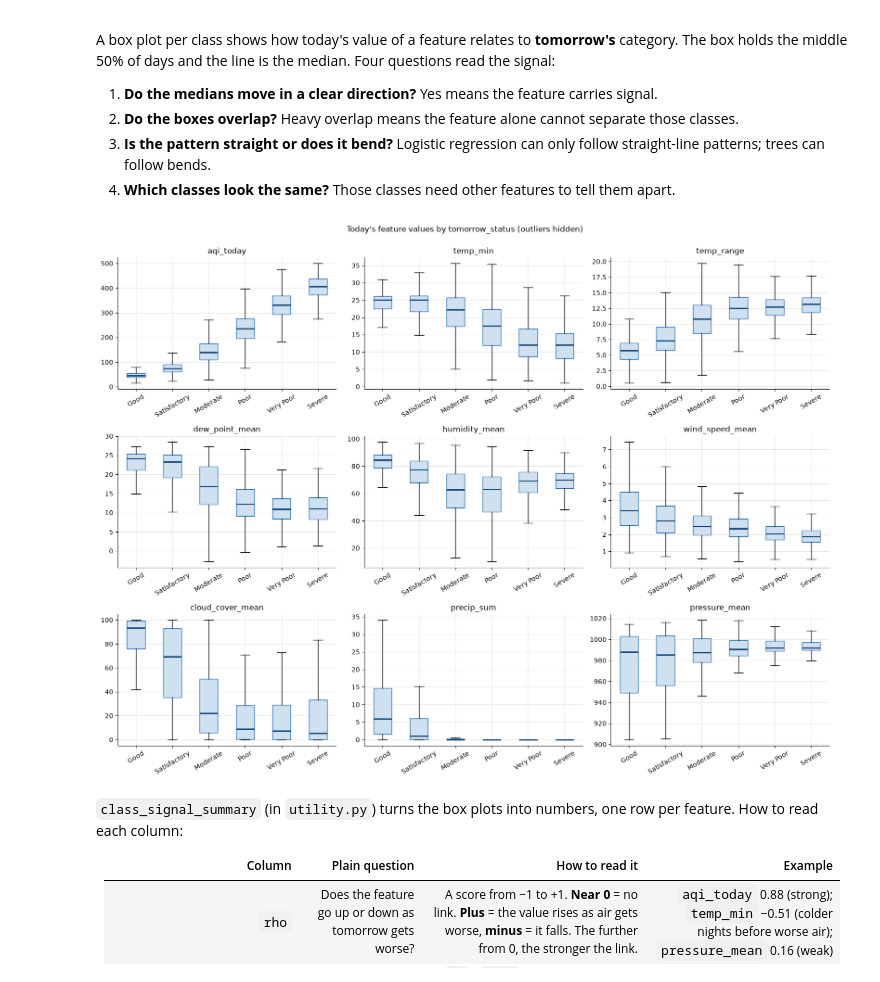
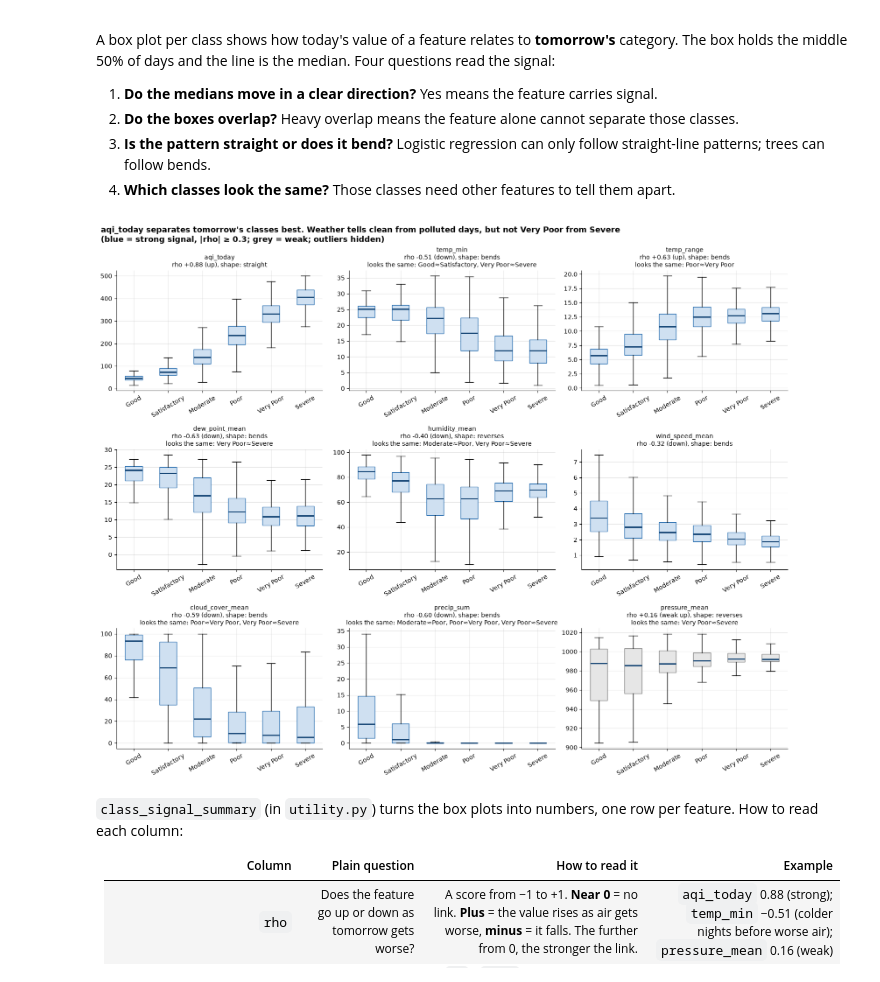
Before and after one commit to shohbitgupta/aqi_forcasting, a Jupyter notebook: notebooks/eda.ipynb, the cells around one changed output. Drawn from its saved outputs; the diff is of its cells as text; code cells hidden in the pictures.

```diff
--- a/notebooks/eda.ipynb
+++ b/notebooks/eda.ipynb
@@ -377,15 +403,29 @@ A histogram shows one feature on its own: its shape, skew, unusual peaks and imp
 # %%
 numerical = [c for c in df.select_dtypes(include='number').columns
              if not c.startswith('has_') and c != 'aqi_imputed']
+LONG_TAIL = '#d9822b'
+notes = {                                                   # (text, x, horizontal alignment)
+    'precip_sum': ('Most days are dry; a few have\nheavy rain → log1p for\nlogistic regression', 0.97, 'right'),
+    'pressure_mean': ('3 peaks = city altitude\n(Bengaluru, Hyderabad)\n→ pressure vs city normal', 0.03, 'left'),
+    'cloud_cover_mean': ('Peaks at 0 and 100%:\nclear or overcast days', 0.5, 'center'),
+}
 
 ncols = 4
 nrows = int(np.ceil(len(numerical) / ncols))
 fig, axes = plt.subplots(nrows, ncols, figsize=(16, 3.2 * nrows))
 for ax, col in zip(axes.flat, numerical):
-    ax.hist(df[col], bins=50, color=COLOR)
-    ax.set_title(f'{col}  (skew={df[col].skew():.1f})', fontsize=10)
+    skew = df[col].skew()
+    long_tail = round(abs(skew), 1) > 1
+    ax.hist(df[col], bins=50, color=LONG_TAIL if long_tail else COLOR)
+    ax.set_title(f'{col}  (skew={skew:.1f})', fontsize=10, fontweight='bold' if long_tail else 'normal')
+    if col in notes:
+        text, x, ha = notes[col]
+        ax.text(x, 0.95, text, transform=ax.transAxes, ha=ha, va='top', fontsize=8.5,
+                bbox=dict(facecolor='white', edgecolor='#999999', boxstyle='round,pad=0.3'))
 for ax in axes.flat[len(numerical):]:
     ax.set_visible(False)
-plt.tight_layout()
+fig.suptitle('Values are plausible; orange = long tail (|skew| > 1). The notes mark what needs a fix',
+             x=0.01, ha='left', fontsize=13, fontweight='bold')
+plt.tight_layout(rect=(0, 0, 1, 0.98))
 plt.show()
 # %% [output]
@@ -459,20 +499,28 @@ A box plot per class shows how today's value of a feature relates to **tomorrow'
 # %%
 features = ['aqi_today', 'temp_min', 'temp_range', 'dew_point_mean', 'humidity_mean',
             'wind_speed_mean', 'cloud_cover_mean', 'precip_sum', 'pressure_mean']
+signal = class_signal_summary(df, features)       # the numbers behind each panel (explained below)
 
-fig, axes = plt.subplots(3, 3, figsize=(16, 12))
+fig, axes = plt.subplots(3, 3, figsize=(16, 13))
 for ax, col in zip(axes.flat, features):
+    s = signal.loc[col]
+    strong = abs(s['rho']) >= 0.3
     groups = [df.loc[df[target] == c, col] for c in AQI_CATEGORIES]
     ax.boxplot(groups, tick_labels=AQI_CATEGORIES, showfliers=False, patch_artist=True,
-               boxprops=dict(facecolor='#cfe0f1', color=COLOR),
+               boxprops=dict(facecolor='#cfe0f1' if strong else '#e6e6e6', color=COLOR if strong else 'grey'),
                medianprops=dict(color='#0b3d6e', linewidth=2))
-    ax.set_title(col)
+    title = f"{col}\nrho {s['rho']:+.2f} ({s['direction']}), shape: {s['shape']}"
+    if s['same_as'] != '-':
+        title += f"\nlooks the same: {s['same_as']}"
+    ax.set_title(title, fontsize=10)
     ax.tick_params(axis='x', rotation=30)
-plt.suptitle('Today\'s feature values by tomorrow_status (outliers hidden)', y=1.0)
+fig.suptitle("aqi_today separates tomorrow's classes best. Weather tells clean from polluted days, "
+             "but not Very Poor from Severe\n(blue = strong signal, |rho| ≥ 0.3; grey = weak; outliers hidden)",
+             x=0.01, ha='left', fontsize=13, fontweight='bold')
 plt.tight_layout()
 plt.show()
 # %% [output]
-[figure, old version]
+[figure, new version]
 # %% [markdown]
 `class_signal_summary` (in `utility.py`) turns the box plots into numbers, one row per feature. How to read each column:
 
```
Also changed, not shown: parts of 11 cells of this notebook, 53 other files.
